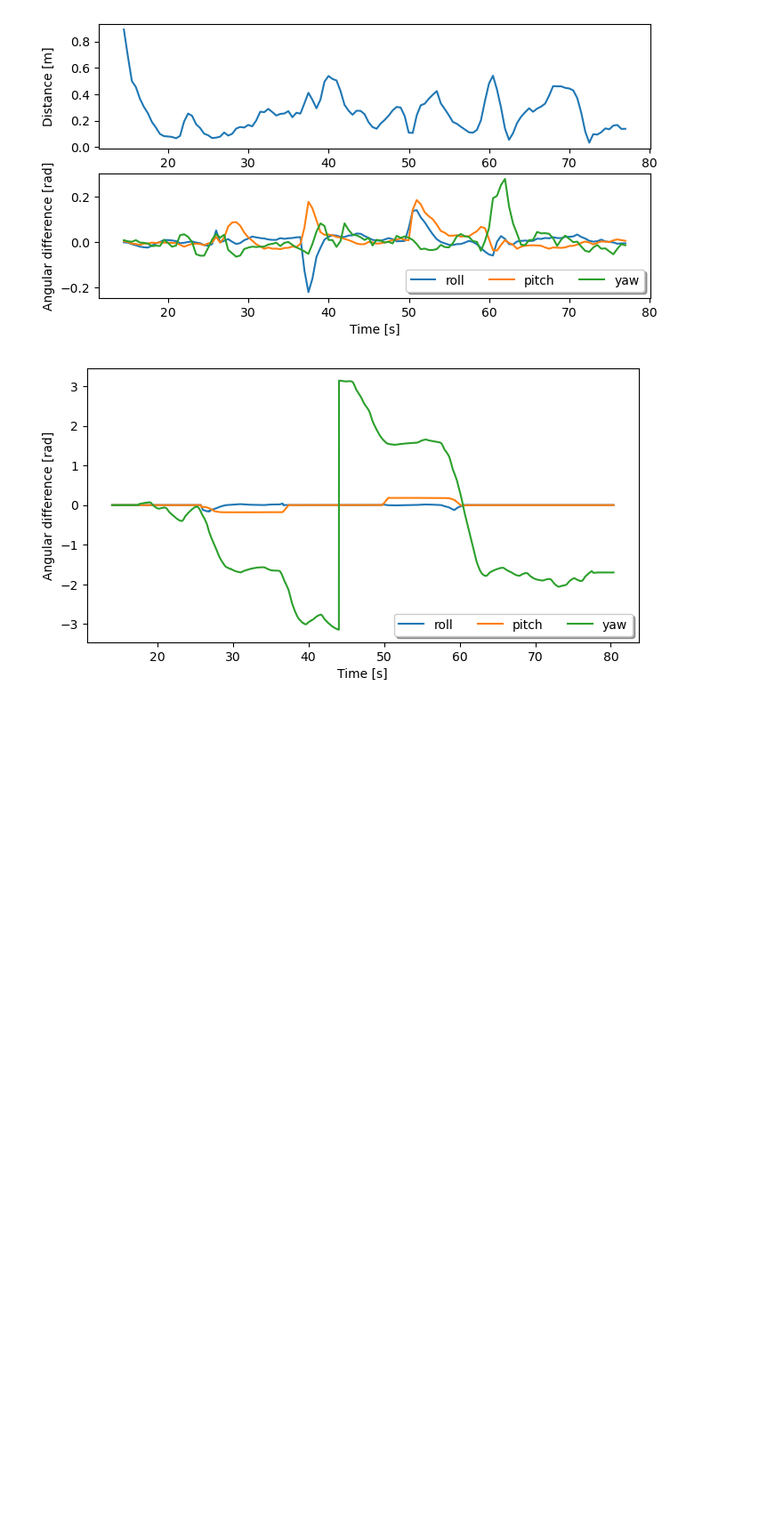
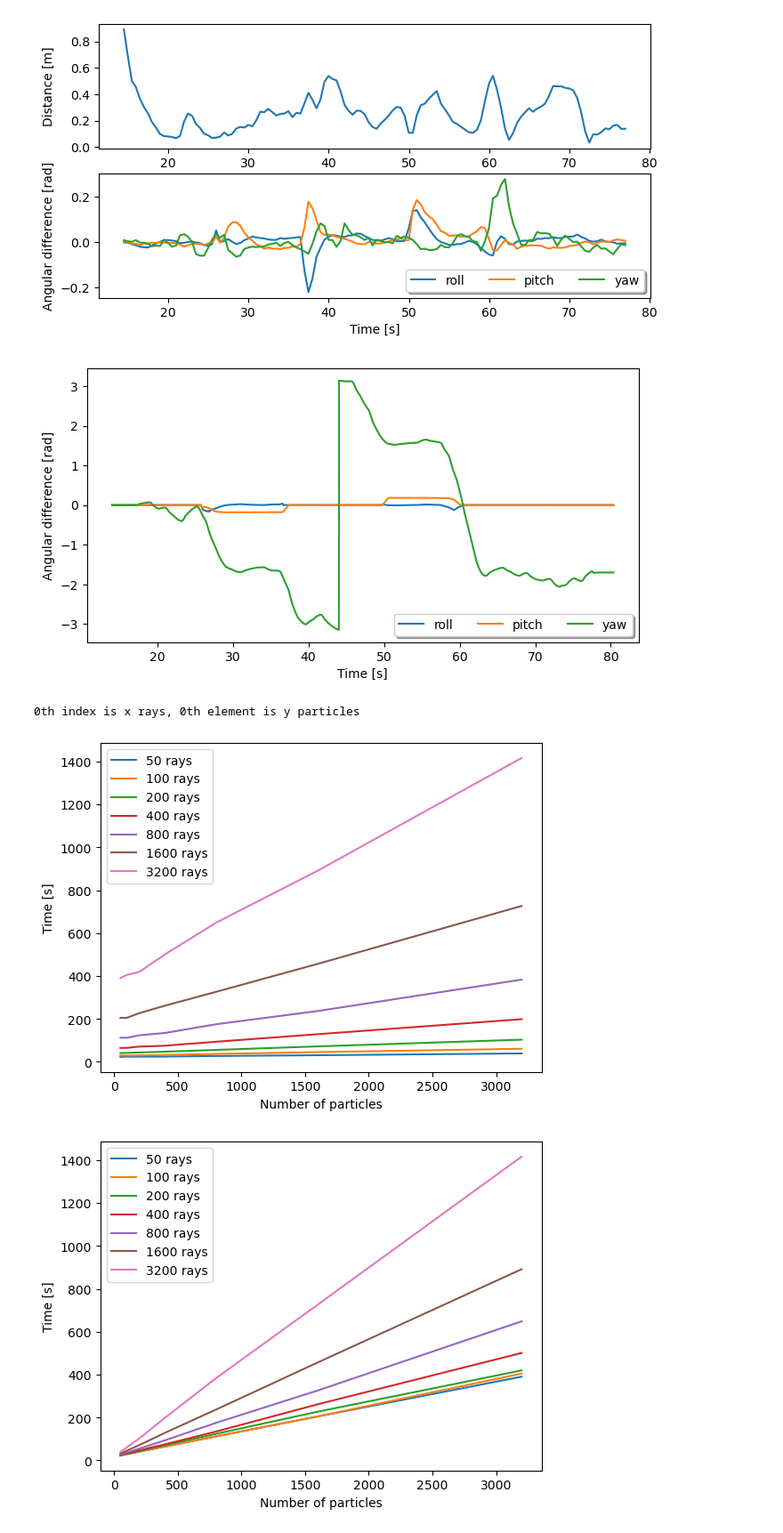
Before and after one commit to drengene/Danitech-master, a Jupyter notebook: testing/testing/3d_map_plot.ipynb, the cells around one changed output. Shown at 89% size. Saved outputs shown, nothing was run; the diff lists cells and outputs as text; code cells hidden in the pictures; blank space fills up the shorter version.

Commit message:
Processing data collected for localizer

```diff
--- a/testing/testing/3d_map_plot.ipynb
+++ b/testing/testing/3d_map_plot.ipynb
@@ -188,3 +188,31 @@ plt.show()
 Mapping file:  /home/junge/Documents/bags/island_boy_2_gt.pkl
 [figure]
 [figure]
+# %%
+# Load times from test_data/times.txt
+times = np.zeros((8,8))
+times[0, :] = [np.nan, 50, 100, 200, 400, 800, 1600, 3200]
+times[1:, 0] = [50, 100, 200, 400, 800, 1600, 3200]
+with open("/home/junge/master_ws/src/Danitech-master/lmao/lmao/test_data/times.txt", "r") as f:
+    # "Time for x rays and y particles: z"
+    for line in f:
+        line = line.split()
+        x = int(line[2])
+        x = times[:,0].tolist().index(x)
+        y = int(line[5])
+        y = times[0,:].tolist().index(y)
+        times[x,y] = float(line[7])
+    print("0th index is x rays, 0th element is y particles")
+times = np.array(times)
+
+# Plot times as a line
+plt.plot(times[0, 1:], times[1:, 1:])
+plt.xlabel("Number of particles")
+plt.ylabel("Time [s]")
+plt.legend(["50 rays", "100 rays", "200 rays", "400 rays", "800 rays", "1600 rays", "3200 rays"])
+# set y log scale
+plt.show()
+# %% [output]
+0th index is x rays, 0th element is y particles
+[figure, added]
+[figure, added]
```
Also changed, not shown: 2 other files.
